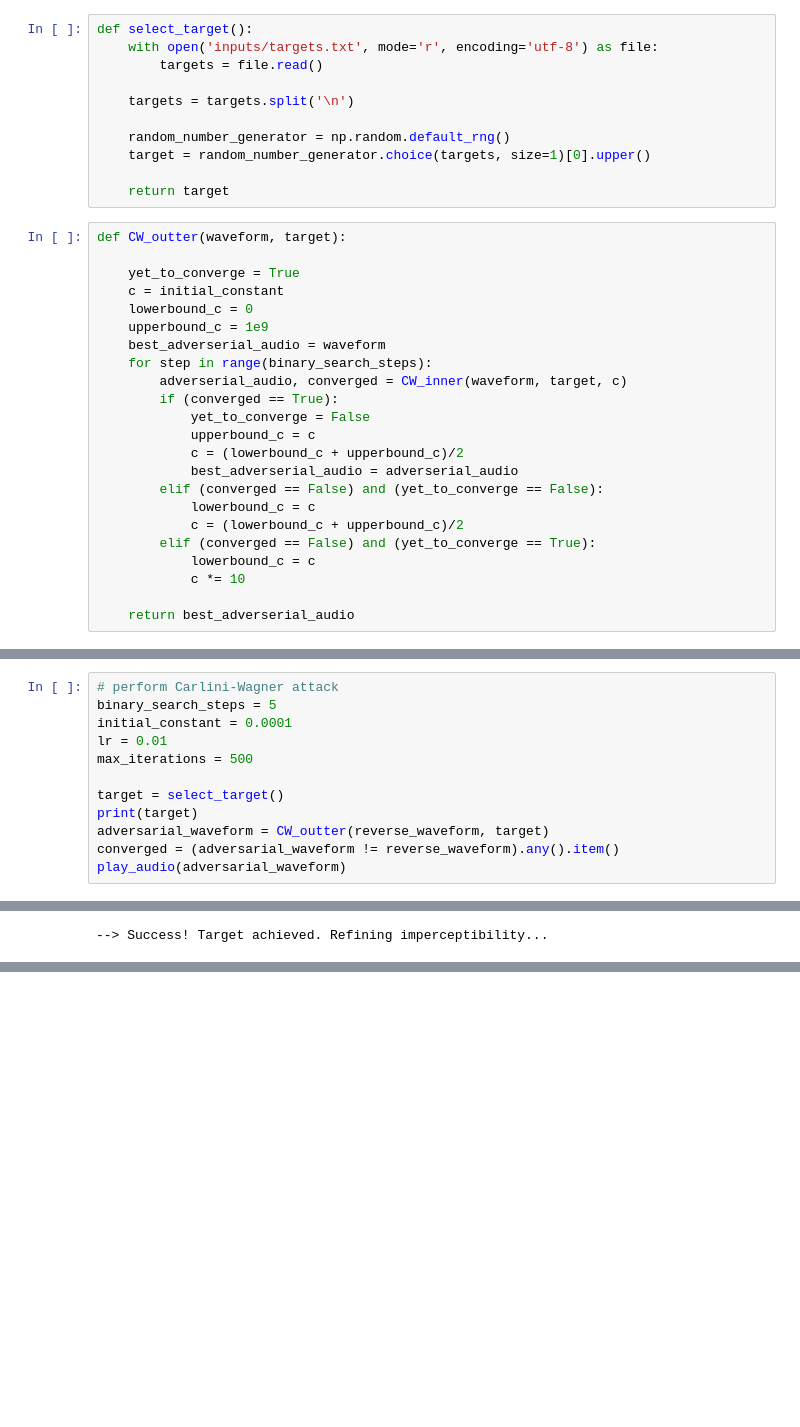
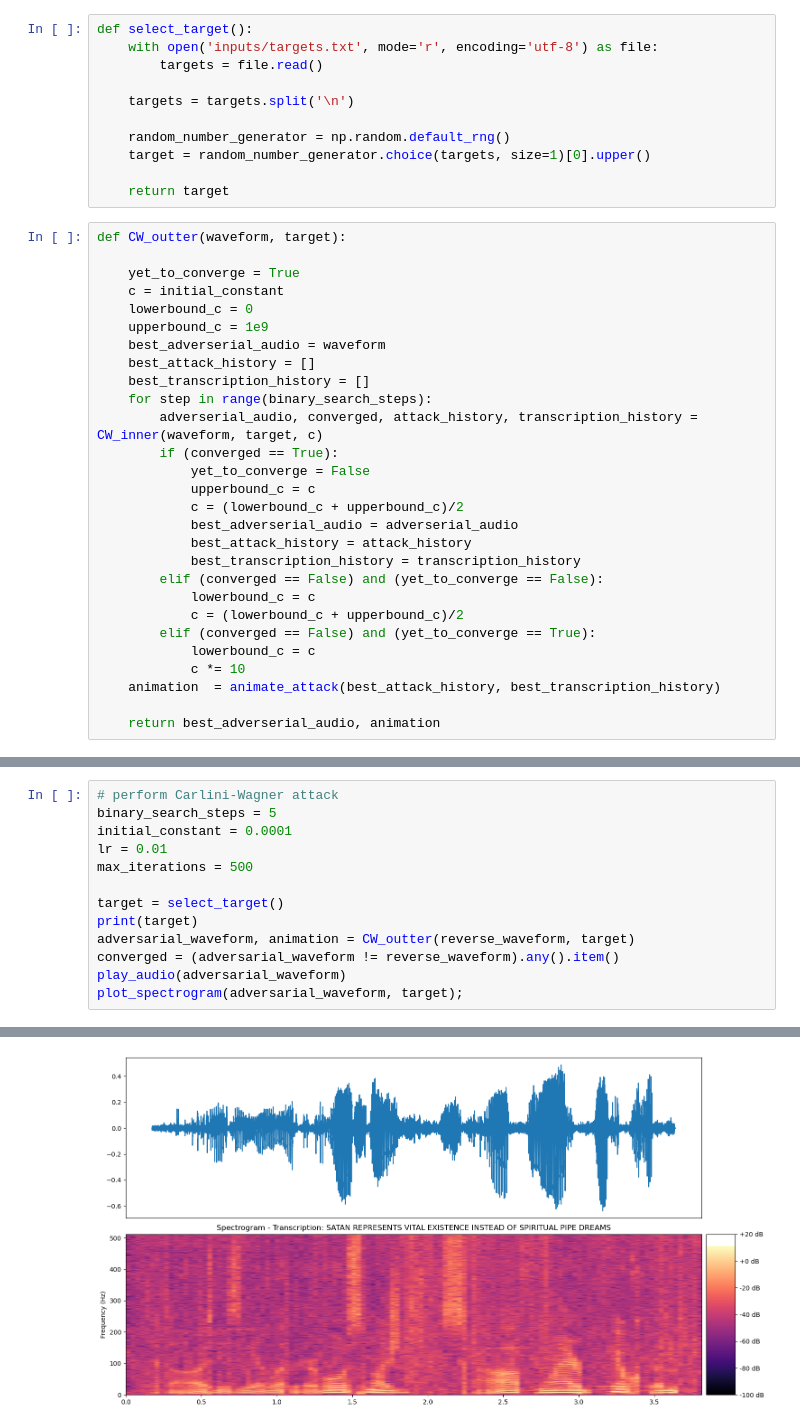
Before and after one commit to Aneesh-Sandhir/Backmasking, a Jupyter notebook: BackMasking.ipynb, the cells around one changed output, grey strips where cells are left out. Saved outputs shown, nothing was run; the diff lists cells and outputs as text; blank space fills up the shorter version.

```diff
--- a/BackMasking.ipynb
+++ b/BackMasking.ipynb
@@ -80,21 +137,26 @@ def CW_outter(waveform, target):
     lowerbound_c = 0
     upperbound_c = 1e9
     best_adverserial_audio = waveform
+    best_attack_history = []
+    best_transcription_history = []
     for step in range(binary_search_steps):
-        adverserial_audio, converged = CW_inner(waveform, target, c)
+        adverserial_audio, converged, attack_history, transcription_history = CW_inner(waveform, target, c)
         if (converged == True):
             yet_to_converge = False
             upperbound_c = c
             c = (lowerbound_c + upperbound_c)/2
             best_adverserial_audio = adverserial_audio
+            best_attack_history = attack_history
+            best_transcription_history = transcription_history
         elif (converged == False) and (yet_to_converge == False):
             lowerbound_c = c
             c = (lowerbound_c + upperbound_c)/2
         elif (converged == False) and (yet_to_converge == True):
             lowerbound_c = c
             c *= 10
+    animation  = animate_attack(best_attack_history, best_transcription_history)
 
-    return best_adverserial_audio
+    return best_adverserial_audio, animation
 # %%
 def CW_inner(waveform, target, c):
     # 1. Prepare target tokens
@@ -200,7 +317,8 @@ max_iterations = 500
 
 target = select_target()
 print(target)
-adversarial_waveform = CW_outter(reverse_waveform, target)
+adversarial_waveform, animation = CW_outter(reverse_waveform, target)
 converged = (adversarial_waveform != reverse_waveform).any().item()
 play_audio(adversarial_waveform)
+plot_spectrogram(adversarial_waveform, target);
 # %% [output]
@@ -208,4 +326,4 @@ TOO LONG THE DEAD HAND HAS STERILIZED LIVING THOUGHT
 --> Success! Target achieved. Refining imperceptibility...
 --> Success! Target achieved. Refining imperceptibility...
---> Success! Target achieved. Refining imperceptibility...
 [interactive output not drawn]
+[figure, added]
```
Also changed, not shown: parts of 11 cells of this notebook.
